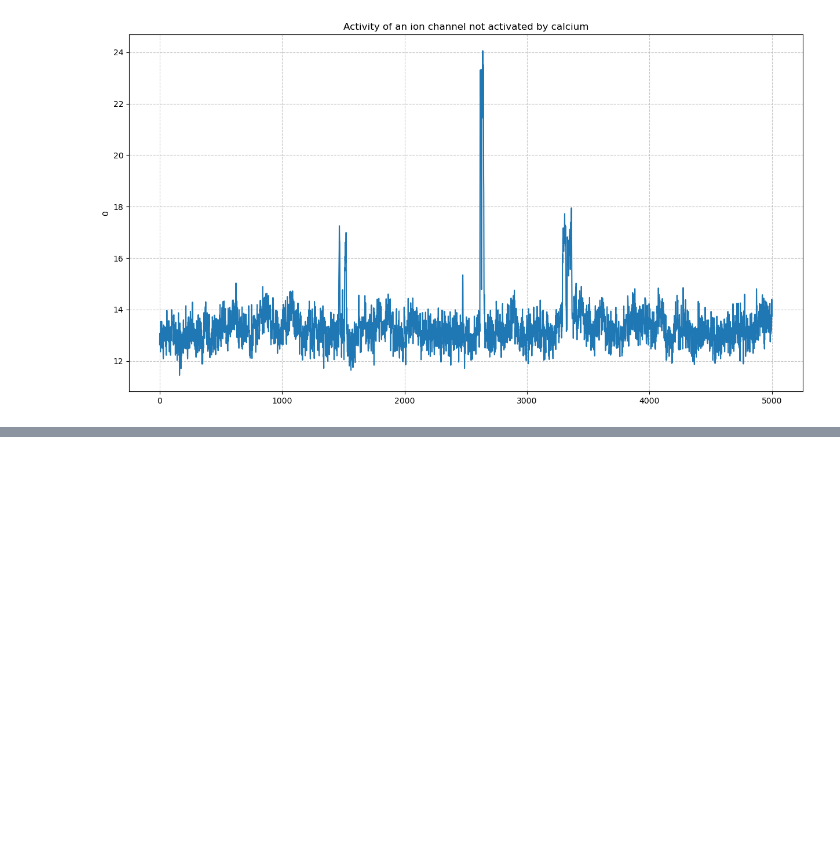
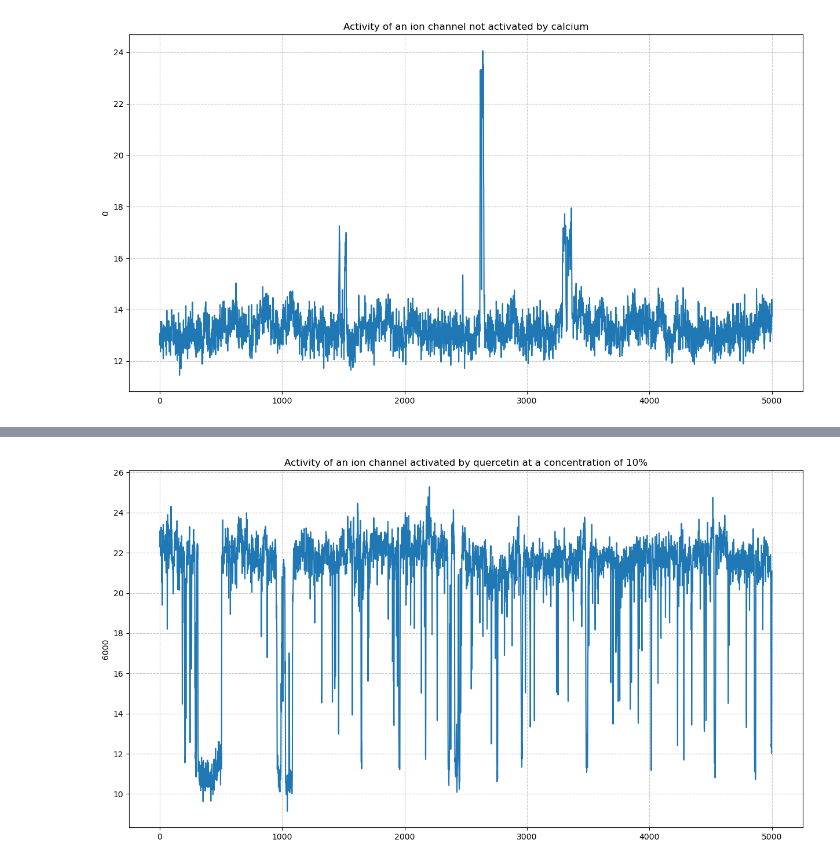
Before and after one commit to aleksanderbies/BK_channels_Quercetin_Calcium_Cellular_BD_Classification, a Jupyter notebook: dashboard.ipynb, the cells around one changed output, grey strips where cells are left out. Cells and saved outputs as stored; diff of their text form; code cells hidden in the pictures; blank space fills up the shorter version.

```diff
--- a/dashboard.ipynb
+++ b/dashboard.ipynb
@@ -42,0 +34,5 @@ draw_plot(df_calcium_clf.loc[df_calcium_clf.shape[0]-1][0:5000],
+# %%
+draw_plot(df_quercetin_concentration_clf.loc[6000][0:5000],
+          'Activity of an ion channel activated by quercetin at a concentration of 10%')
+# %% [output]
+[figure, added]
```
Also changed, not shown: parts of 12 cells of this notebook, 14 other files.
